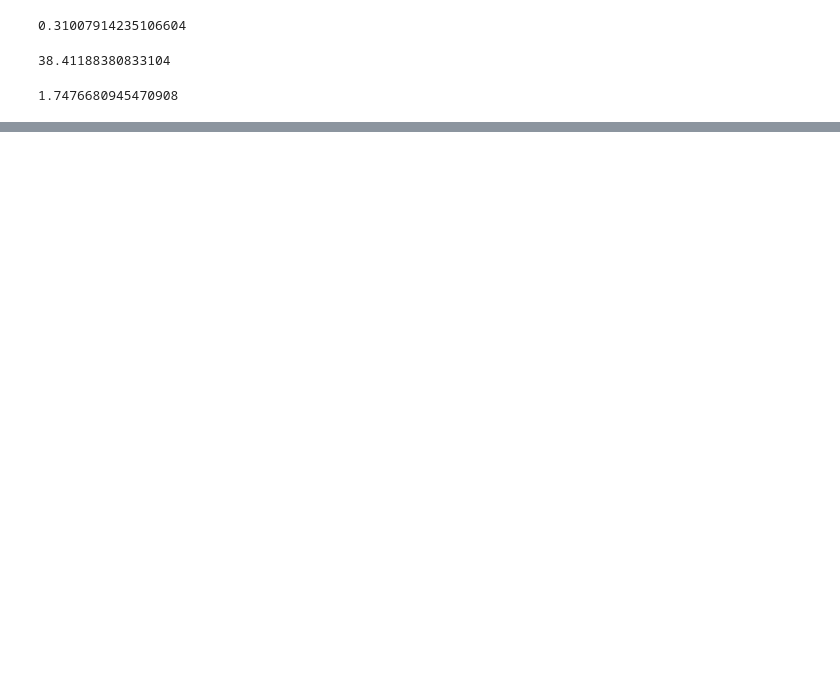
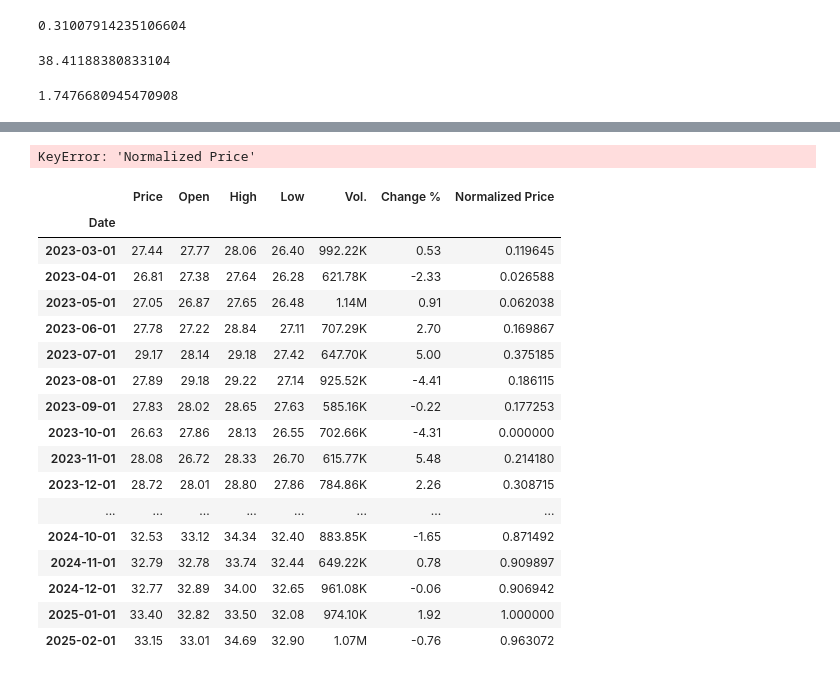
Before and after one commit to ChristianChimi/Financial-Analytics, a Jupyter notebook: Stock-Market-Analytics/Stock_market_Analytics.ipynb, the cells around one changed output, grey strips where cells are left out. Saved outputs shown, nothing was run; the diff lists cells and outputs as text; code cells hidden in the pictures; blank space fills up the shorter version.

```diff
--- a/Stock-Market-Analytics/Stock_market_Analytics.ipynb
+++ b/Stock-Market-Analytics/Stock_market_Analytics.ipynb
@@ -379,0 +435,30 @@ print(sharpe_ratio_annualized)
+# %%
+#Looking at emerging markets and developed markets correlation: they are very correlated but EIMI has more volatility. Are we really diversifing?
+
+plt.plot(df_MSCI_ordered.index, df_MSCI_ordered['Normalized Price'], label="MSCI")
+plt.plot(df_EIMI_ordered.index, df_EIMI_ordered['Normalized Price'], label="EIMI")
+plt.legend()
+plt.show()
+# %% [output]
+KeyError: 'Normalized Price'
+# %%
+df_EIMI_ordered
+# %% [output]
+|  | Price | Open | High | Low | Vol. | Change % | Normalized Price |
+| Date |  |  |  |  |  |  |  |
+| 2023-03-01 | 27.44 | 27.77 | 28.06 | 26.40 | 992.22K | 0.53 | 0.119645 |
+| 2023-04-01 | 26.81 | 27.38 | 27.64 | 26.28 | 621.78K | -2.33 | 0.026588 |
+| 2023-05-01 | 27.05 | 26.87 | 27.65 | 26.48 | 1.14M | 0.91 | 0.062038 |
+| 2023-06-01 | 27.78 | 27.22 | 28.84 | 27.11 | 707.29K | 2.70 | 0.169867 |
+| 2023-07-01 | 29.17 | 28.14 | 29.18 | 27.42 | 647.70K | 5.00 | 0.375185 |
+| 2023-08-01 | 27.89 | 29.18 | 29.22 | 27.14 | 925.52K | -4.41 | 0.186115 |
+| 2023-09-01 | 27.83 | 28.02 | 28.65 | 27.63 | 585.16K | -0.22 | 0.177253 |
+| 2023-10-01 | 26.63 | 27.86 | 28.13 | 26.55 | 702.66K | -4.31 | 0.000000 |
+| 2023-11-01 | 28.08 | 26.72 | 28.33 | 26.70 | 615.77K | 5.48 | 0.214180 |
+| 2023-12-01 | 28.72 | 28.01 | 28.80 | 27.86 | 784.86K | 2.26 | 0.308715 |
+| ... | ... | ... | ... | ... | ... | ... | ... |
+| 2024-10-01 | 32.53 | 33.12 | 34.34 | 32.40 | 883.85K | -1.65 | 0.871492 |
+| 2024-11-01 | 32.79 | 32.78 | 33.74 | 32.44 | 649.22K | 0.78 | 0.909897 |
+| 2024-12-01 | 32.77 | 32.89 | 34.00 | 32.65 | 961.08K | -0.06 | 0.906942 |
+| 2025-01-01 | 33.40 | 32.82 | 33.50 | 32.08 | 974.10K | 1.92 | 1.000000 |
+| 2025-02-01 | 33.15 | 33.01 | 34.69 | 32.90 | 1.07M | -0.76 | 0.963072 |
```
Also changed, not shown: parts of 11 cells of this notebook, 1 other file.
